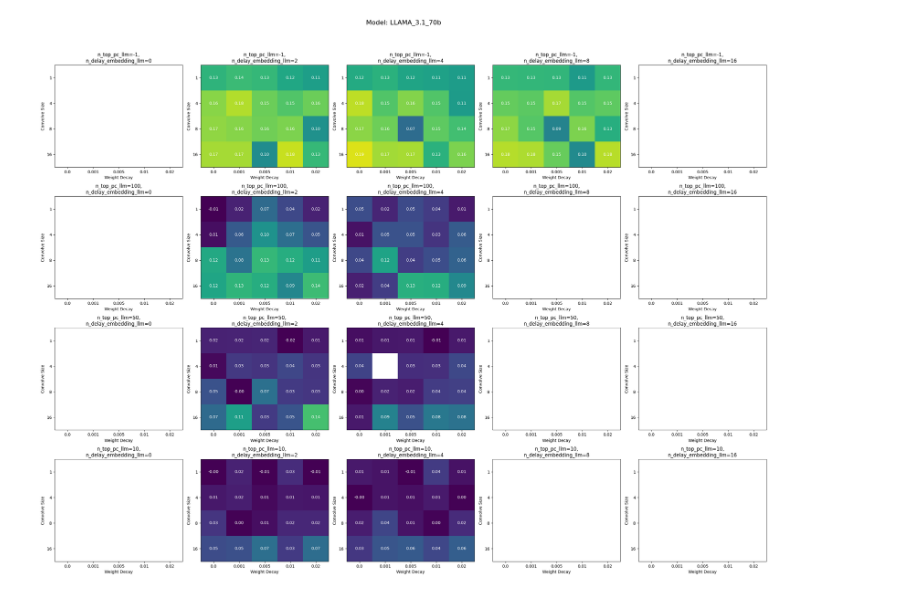
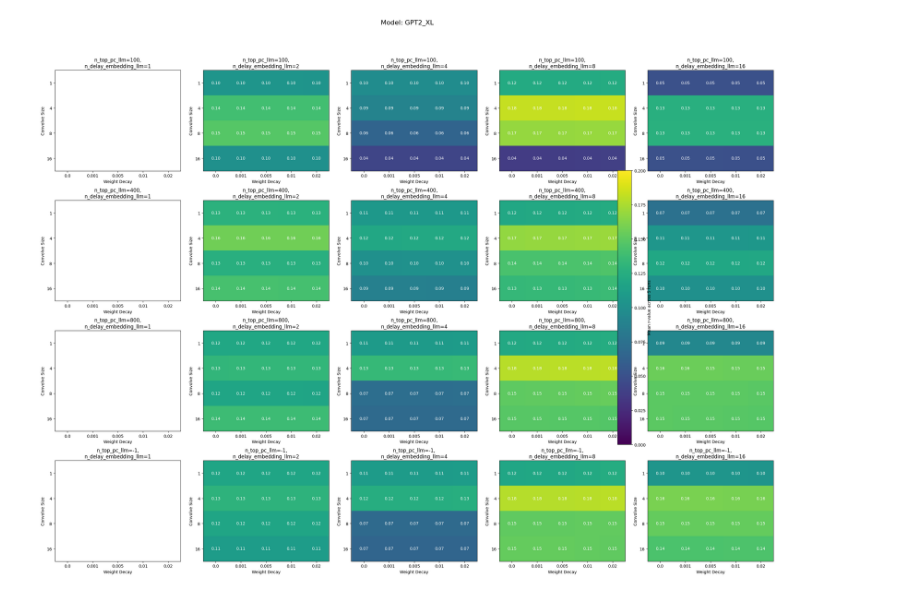
Before and after one commit to azaho/private_llm_bm, a Jupyter notebook: analyze_correlations.ipynb, the cells around one changed output. Cells and saved outputs as stored; diff of their text form; code cells hidden in the pictures.

```diff
--- a/analyze_correlations.ipynb
+++ b/analyze_correlations.ipynb
@@ -5,14 +5,14 @@ import numpy as np
 import matplotlib.pyplot as plt
 
 # Set this to 0 or 1 depending on which model you want to plot
-llm_model_index = 1  # Change this to 1 for the other model
+llm_model_index = 0  # Change this to 1 for the other model
 
 # Parameters
 weight_decay_values = [0.0, 0.001, 0.005, 0.01, 0.02]
 convolve_size_values = [1, 4, 8, 16]
 n_top_pc_llm_values = [100, 400, 800, -1]
-n_delay_embedding_llm_values = [0, 2, 4, 8, 16]
-random_seeds = list(range(5))  # 0 to 4
+n_delay_embedding_llm_values = [1, 2, 4, 8, 16]
+random_seeds = [0]#list(range(5))  # 0 to 4
 
 # Function to read JSON files and extract r values
 def extract_r_value(filename):
@@ -49,31 +49,31 @@ for i, n_top_pc_llm in enumerate(n_top_pc_llm_values):
                     r_values_mean[k, l] = np.mean(r_values_runs)
                 else:
                     r_values_mean[k, l] = np.nan
 
         # Create heatmap with square boxes
         im = axes[i, j].imshow(r_values_mean, cmap='viridis', aspect='equal', vmin=0, vmax=0.2)
 
         # Add text annotations
         for k in range(len(convolve_size_values)):
             for l in range(len(weight_decay_values)):
                 text = axes[i, j].text(l, k, f'{r_values_mean[k, l]:.2f}',
                                        ha="center", va="center", color="w")
 
         # Set title and labels
         axes[i, j].set_title(f'n_top_pc_llm={n_top_pc_llm},\nn_delay_embedding_llm={n_delay_embedding_llm}')
         axes[i, j].set_xticks(range(len(weight_decay_values)))
         axes[i, j].set_yticks(range(len(convolve_size_values)))
         axes[i, j].set_xticklabels(weight_decay_values)
         axes[i, j].set_yticklabels(convolve_size_values)
         axes[i, j].set_xlabel('Weight Decay')
         axes[i, j].set_ylabel('Convolve Size')
 
 # Add a single colorbar for the entire figure
 cbar = fig.colorbar(im, ax=axes.ravel().tolist(), shrink=0.6)
 cbar.set_label('Mean r-value across 5 runs')
 
 # Adjust layout and display
 plt.tight_layout(rect=[0, 0.03, 1, 0.95])
 plt.show()
 # %% [output]
-[figure, old version]
+[figure, new version]
```
Also changed, not shown: parts of 1 cell of this notebook, 2 other files.
